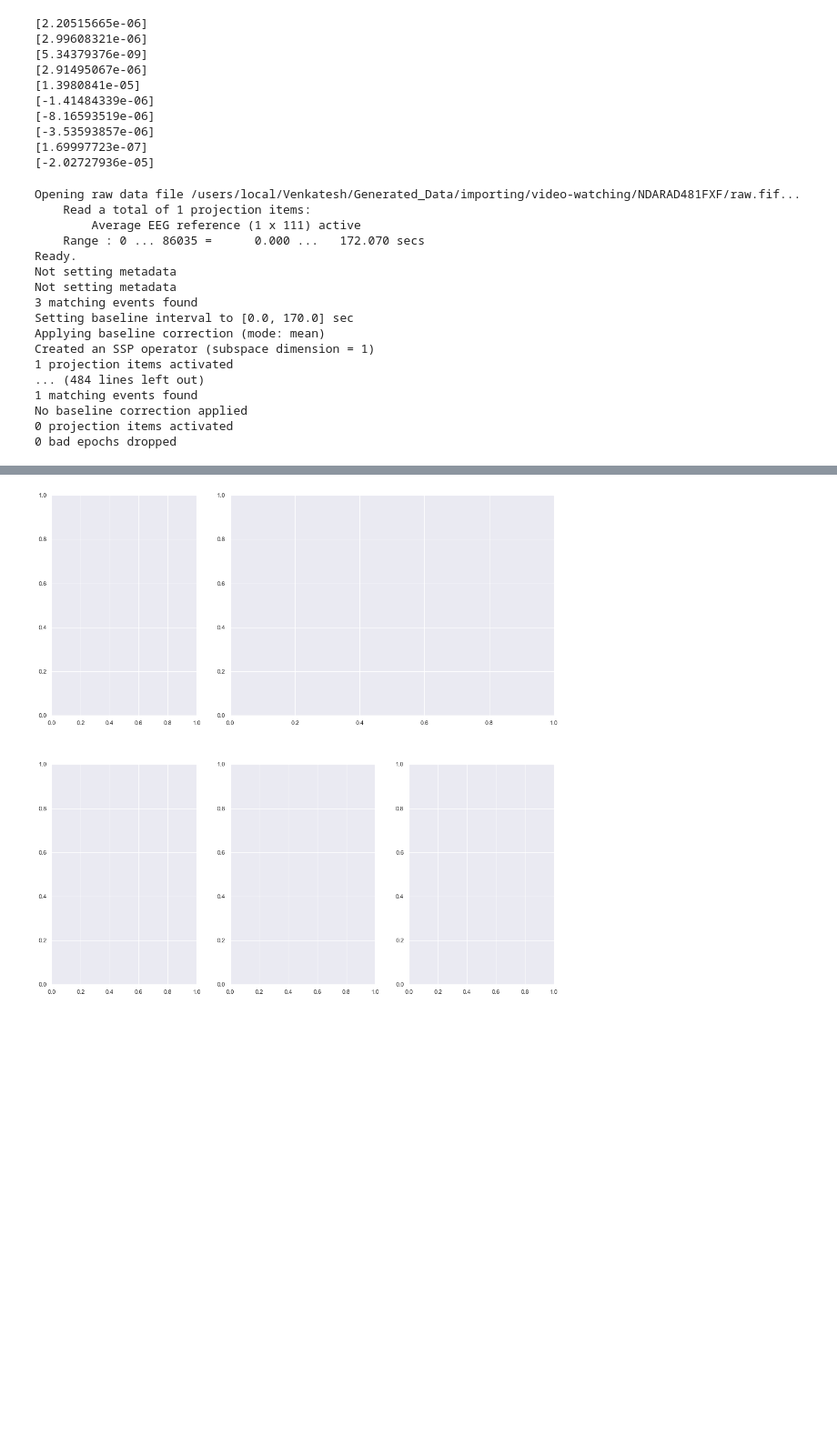
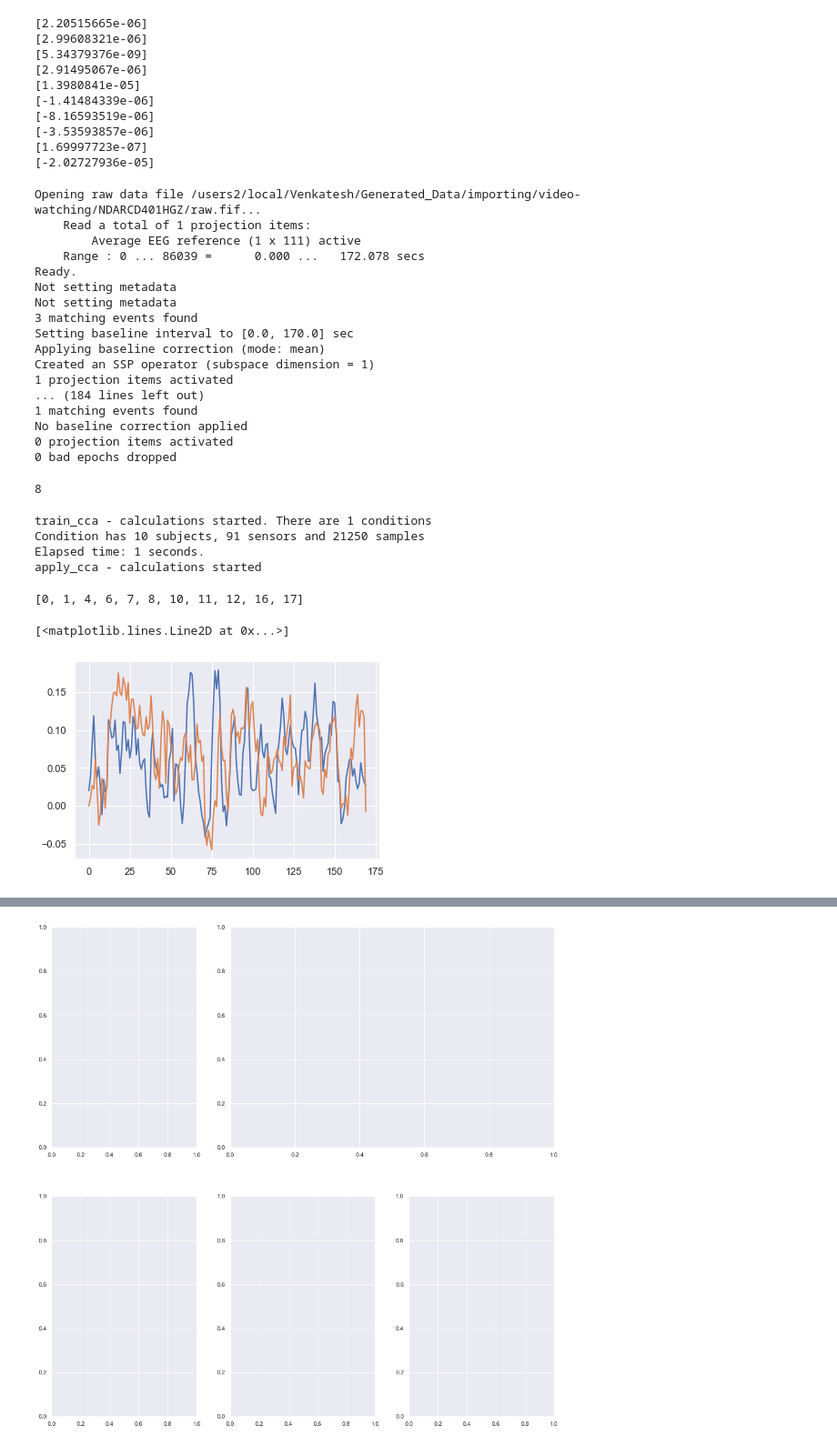
Before and after one commit to venkateshness/Internship_HBN, a Jupyter notebook: filtered_ipynbs/Big_Daddy_latest.ipynb, the cells around one changed output, grey strips where cells are left out. Shown at 91% size. Cells and saved outputs as stored; diff of their text form; code cells hidden in the pictures; blank space fills up the shorter version.

```diff
--- a/filtered_ipynbs/Big_Daddy_latest.ipynb
+++ b/filtered_ipynbs/Big_Daddy_latest.ipynb
@@ -582,11 +579,9 @@ high = np.load('/users/local/Venkatesh/Generated_Data/noise_baseline_properly-do
 # %%
-subject_list = ['NDARAD481FXF', 'NDARAV945MCQ', 'NDARBK669XJQ', 'NDARCD401HGZ', 'NDARDX770PJK', 'NDAREC182WW2',
- 'NDAREZ098ZPE', 'NDARFB107PVH', 'NDARGY054ENV', 'NDARHF023VG3', 'NDARHP176DPE', 'NDARJP133YL3', 'NDARKH741PL8', 'NDARKW999WZD',
- 'NDARLB017MBJ', 'NDARMA875ARE', 'NDARMR242UKQ', 'NDARNE511XHU', 'NDARNT042GRA', 'NDARPE596LZL', 'NDARPR768KT4', 'NDARRA733VWX',
- 'NDARRD720XZK', 'NDARRN619WHY', 'NDARTR840XP1', 'NDARUJ646APQ', 'NDARVN646NZP', 'NDARWJ087HKJ', 'NDARWV470ATB', 'NDARXB704HFD',
- 'NDARXJ468UGL', 'NDARXJ696AMX', 'NDARXU679ZE8', 'NDARXY337ZH9', 'NDARYM257RR6', 'NDARYX530MZU', 'NDARYY218AGA', 'NDARYZ408VWW',
- 'NDARZB377WZJ', 'NDARZF288FB7', 'NDARZJ414CAA', 'NDARZT772PU4']
-
+import os
+subject_list = ['NDARCD401HGZ','NDARDX770PJK', 'NDAREZ098ZPE', 'NDARGY054ENV', 'NDARMR242UKQ',
+'NDARRD720XZK', 'NDARTR840XP1', 'NDARXJ696AMX', 'NDARYY218AGA', 'NDARZP564MHU']
+# indices = [4, 5, 7, 11, 24, 13, 2, 10, 22, 12, 18, 14, 16, 17, 19, 20, 3, 8]
+# subject_list = np.array(subject_list)[indices]
 
 rs_data_present = list()
 video_data_present = list()
@@ -596,26 +591,26 @@ video_data_present = list()
 
 data_present = list()
 for i in range(1, len(subject_list)+1):
-    path_to_file = '/users/local/Venkatesh/HBN/%s/RestingState_data.csv' % subject_list[i-1]
-    path_to_file_video = '/users/local/Venkatesh/HBN/%s/Video3_event.csv' % subject_list[i-1]
+    path_to_file = '/users2/local/Venkatesh/HBN/%s/RestingState_data.csv' % subject_list[i-1]
+    path_to_file_video = '/users2/local/Venkatesh/HBN/%s/Video3_event.csv' % subject_list[i-1]
 
     if (os.path.isfile(path_to_file) and os.path.isfile(path_to_file_video)):
         data_present.append (subject_list[i-1])
 
 epochs_bundle = list()
-for i in range(len(data_present)):
+for i in range((10)):
 
-    raw_video,events_video = mne.io.read_raw_fif(f'/users/local/Venkatesh/Generated_Data/importing/video-watching/{data_present[i]}/raw.fif'),np.load(f'/users/local/Venkatesh/Generated_Data/importing/video-watching/{data_present[i]}/events.npz')['video_watching_events']
+    raw_video,events_video = mne.io.read_raw_fif(f'/users2/local/Venkatesh/Generated_Data/importing/video-watching/{subject_list[i]}/raw.fif'),np.load(f'/users2/local/Venkatesh/Generated_Data/importing/video-watching/{subject_list[i]}/events.npz')['video_watching_events']
     epochs = epochs_slicing.epochs(raw_video,events_video,[83,103,9999], tmin=0, tmax=170, fs = 500, epochs_to_slice='83')
     info_d = mne.create_info(raw_video.info['ch_names'],sfreq=125,ch_types = 'eeg')
     indexed_epochs = epochs.get_data()[:,:,:]
     globals()[f"epochs{i}_ISC"] = (mne.EpochsArray(indexed_epochs,mne.create_info(raw_video.info['ch_names'],sfreq=500,ch_types = 'eeg'))).resample(125)
     epochs_bundle.append(globals()[f"epochs{i}_ISC"])
 # %% [output]
-Opening raw data file /users/local/Venkatesh/Generated_Data/importing/video-watching/NDARAD481FXF/raw.fif...
+Opening raw data file /users2/local/Venkatesh/Generated_Data/importing/video-watching/NDARCD401HGZ/raw.fif...
     Read a total of 1 projection items:
         Average EEG reference (1 x 111) active
-    Range : 0 ... 86035 =      0.000 ...   172.070 secs
+    Range : 0 ... 86039 =      0.000 ...   172.078 secs
 Ready.
 Not setting metadata
 Not setting metadata
@@ -624,11 +619,41 @@ Setting baseline interval to [0.0, 170.0] sec
 Applying baseline correction (mode: mean)
 Created an SSP operator (subspace dimension = 1)
 1 projection items activated
-... (484 lines left out)
+... (184 lines left out)
 1 matching events found
 No baseline correction applied
 0 projection items activated
 0 bad epochs dropped
+# %%
+len(data_present)
+# %% [output]
+8
+# %%
+from Modular_Scripts import CCA_and_noise_floor_automation
+isc_scap = CCA_and_noise_floor_automation.CCAfy(
+epochs = np.reshape(np.array(epochs_bundle), (10,91,21250)),
+how_many_channels_for_CCA= 91,
+need_noise_floor = False,
+how_many_subjects = 10,
+how_many_trials_for_noise_floor = 1000)
+# %% [output]
+train_cca - calculations started. There are 1 conditions
+Condition has 10 subjects, 91 sensors and 21250 samples
+Elapsed time: 1 seconds.
+apply_cca - calculations started
+# %%
+indices_data_present = [list(subject_list).index((data_present)[i]) for i in range(len(data_present))]
+indices_data_present
+# %% [output]
+[0, 1, 4, 6, 7, 8, 10, 11, 12, 16, 17]
+# %%
+isc_result_scalp_old = np.load('/users2/local/Venkatesh/Generated_Data/scalp/CCA_ISC.npz')['CCA_ISC']
+# %%
+plt.plot(isc_result_scalp_old[2])
+plt.plot(isc_scap['condition1']['ISC_persecond'][2])
+# %% [output]
+[<matplotlib.lines.Line2D at 0x...>]
+[figure, added]
 # %%
 np.savez_compressed('/users/local/Venkatesh/Generated_Data/25_subjects/CCA_ISC',CCA_ISC=isc_results['condition1']['ISC_persecond'])
 # %%
```
Also changed, not shown: parts of 8 cells of this notebook, 2 other files.
